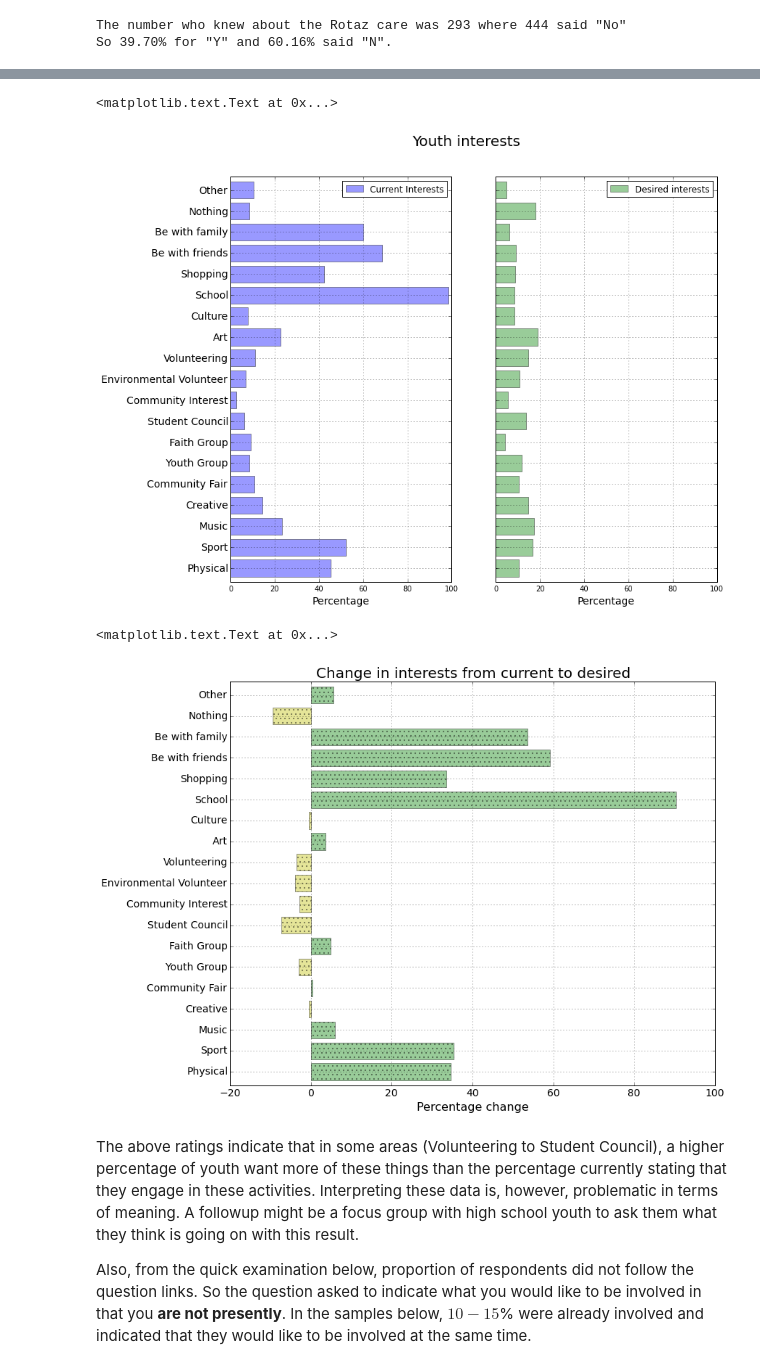
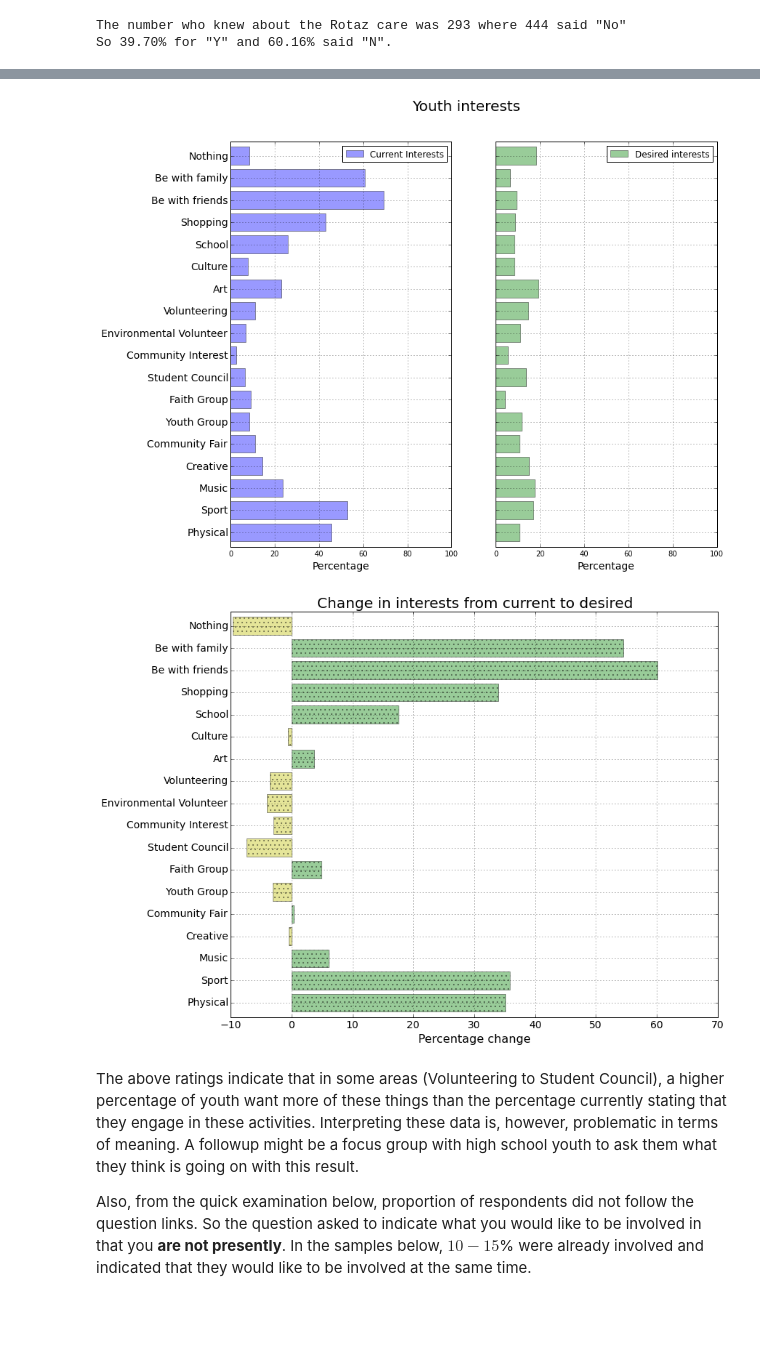
Before and after one commit to hillbs/Differential-Equations-and-Linear-Algebra, a Jupyter notebook: Youth_survey_git.ipynb, the cells around one changed output, grey strips where cells are left out. Saved outputs shown, nothing was run; the diff lists cells and outputs as text; code cells hidden in the pictures; blank space fills up the shorter version.

```diff
--- a/Youth_survey_git.ipynb
+++ b/Youth_survey_git.ipynb
@@ -72,6 +59,7 @@ def Make_bar(A,B,C,Header, Y_label,color='purple',alpha=.7):
 def Standard_background():
     f = plt.figure()#facecolor=".9")
     ax = f.add_subplot(111)#, axisbg="#F4EAEA")
+    plt.grid(True)
     return
 # %% [markdown]
 ## Import Data
@@ -1017,6 +1079,6 @@ So 39.70% for "Y" and 60.16% said "N".
 # %%
-print 'Current interests as a percentage of 866 participants:'
-interests_A = df.loc[:,'Physical':'Other.6'].count()/len(df.index)*100
+print 'Current interests as a percentage of 854 participants:'
+interests_A = df.loc[:,'PhysicalQ16':'NothingQ16'].count()/len(df.index)*100
 interests_A.name = ('Current Interests')
 print interests_A
 # %% [output]
@@ -1039,7 +1104,7 @@ Other.6                   10.508083
 Name: Current Interests, dtype: float64
 # %%
-print 'Interests they would like more of, as a percentage of 866 participants:'
-interests_B = df.loc[:,'Physical.1':'Other.7'].count()/len(df.index)*100
+print 'Interests they would like more of, as a percentage of 854 participants:'
+interests_B = df.loc[:,'PhysicalQ17':'NothingQ17'].count()/len(df.index)*100
 interests_B.name =('Desired interests')
 print interests_B
 # %% [output]
@@ -1063,11 +1131,13 @@ Name: Desired interests, dtype: float64
 # %%
 fig, axs = plt.subplots(1,2)
 plt.suptitle('Youth interests',fontsize=20)
+
 int_labels = ['Physical','Sport','Music','Creative','Community Fair','Youth Group',
                     'Faith Group','Student Council','Community Interest',
                     'Environmental Volunteer','Volunteering','Art','Culture','School',
-                    'Shopping','Be with friends','Be with family','Nothing','Other']
+                    'Shopping','Be with friends','Be with family','Nothing']
 interests_A.plot(kind='barh',legend=True, alpha=.4,ax=axs[0],width=.8)
+
 interests_B.plot(kind='barh',color='g',legend=True, alpha=.4,ax=axs[1],sharey=True,sharex=True,width=.8)
 # Set the tick labels for each axes instance.
 axs[0].set_yticklabels(int_labels,fontsize=14)
@@ -1076,25 +1146,22 @@ axs[0].set_xlim(0,100)
 axs[1].set_xlim(0,100)
 axs[0].set_xlabel('Percentage',fontsize=14)
 axs[1].set_xlabel('Percentage',fontsize=14)
+axs[0].grid(True)
+axs[1].grid(True)
 # %% [output]
-<matplotlib.text.Text at 0x...>
-[figure, old version]
+[figure, new version]
 # %%
 interests_diff = interests_A.sub(interests_B.values)
 Standard_background()
 #interests_diff['positive']=interests_diff.values>0
 co =['g' if x>0 else 'y' for x in interests_diff.values]
 intere = interests_diff.plot(kind='barh',alpha=.4,fontsize=14,width=.8,hatch='..',color=co)
 intere.set_title('Change in interests from current to desired',fontsize=20)
 intere.set_yticklabels(int_labels)
 intere.set_xlabel('Percentage change',fontsize=16)
-#intere.annotate('Note',(.2,.5),(.5,.2),xycoords="axes fraction" ,textcoords="axes fraction",
-#                 arrowprops=dict(arrowstyle="fancy",
-#                                 fc="0.6", ec="none",
-#                                 connectionstyle="arc3,rad=0.3"))
+intere.grid(True)
 # %% [output]
-<matplotlib.text.Text at 0x...>
-[figure, old version]
+[figure, new version]
 # %% [markdown]
 The above ratings indicate that in some areas (Volunteering to Student Council), a higher percentage of youth want more of these things than the percentage currently stating that they engage in these activities. Interpreting these data is, however, problematic in terms of meaning. A followup might be a focus group with high school youth to ask them what they think is going on with this result.
 
```
Also changed, not shown: parts of 97 cells of this notebook.
